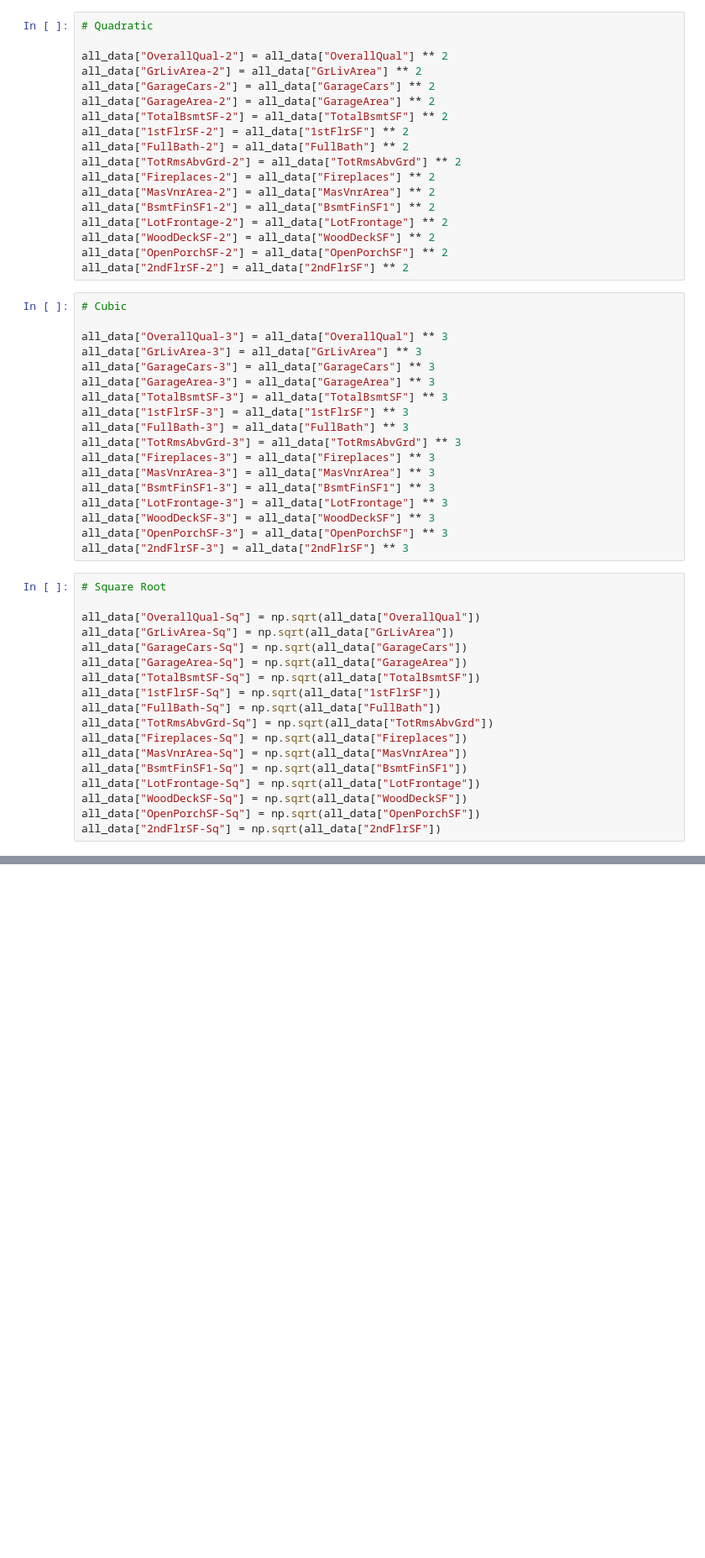
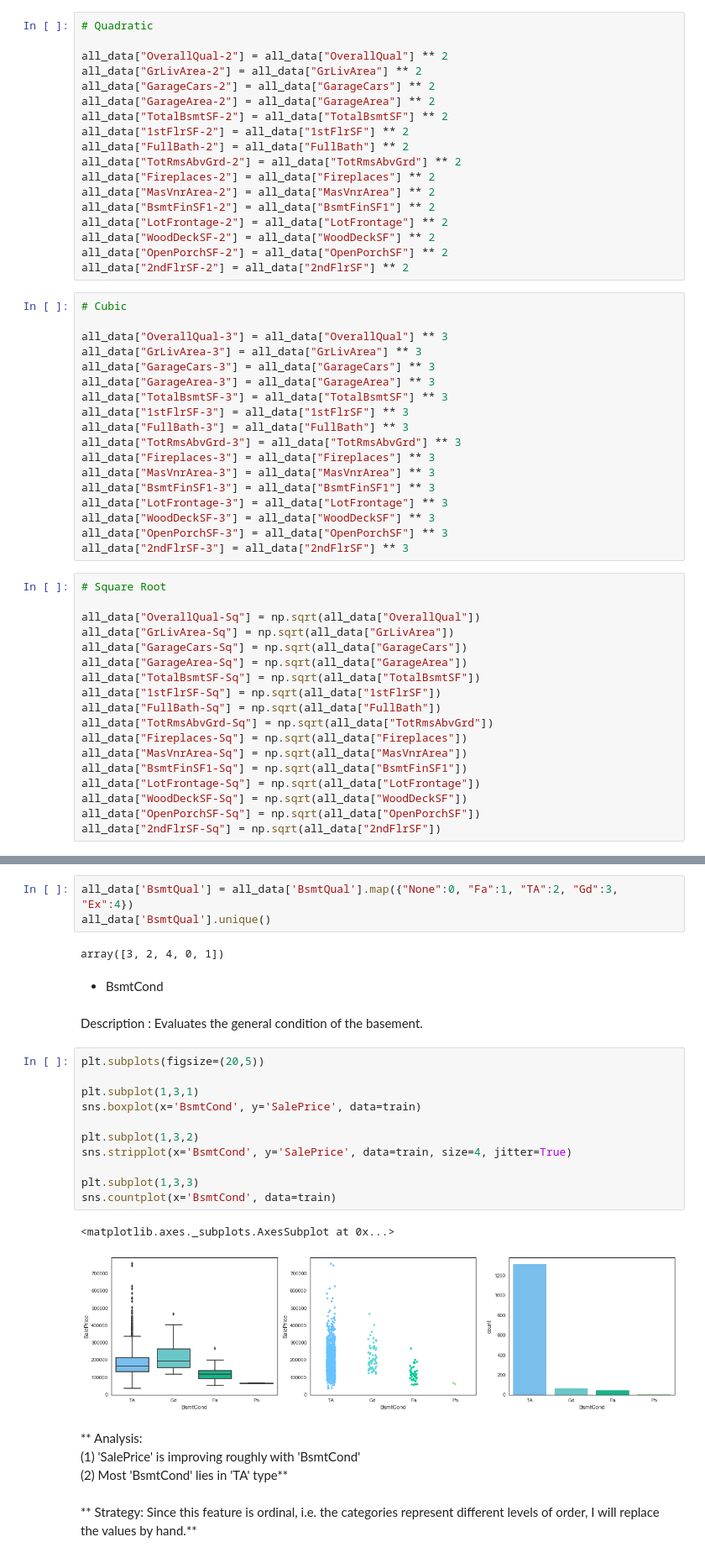
Before and after one commit to Frank-Walker/kaggle_kernel, a Jupyter notebook: House Price Prediction/kernel v 2.0.ipynb, the cells around one changed output, grey strips where cells are left out. Shown at 84% size. Drawn from its saved outputs; the diff is of its cells as text; blank space fills up the shorter version.

```diff
--- a/House Price Prediction/kernel v 2.0.ipynb
+++ b/House Price Prediction/kernel v 2.0.ipynb
@@ -463,0 +475,30 @@ all_data["2ndFlrSF-Sq"] = np.sqrt(all_data["2ndFlrSF"])
+# %%
+all_data['BsmtQual'] = all_data['BsmtQual'].map({"None":0, "Fa":1, "TA":2, "Gd":3, "Ex":4})
+all_data['BsmtQual'].unique()
+# %% [output]
+array([3, 2, 4, 0, 1])
+# %% [markdown]
+- BsmtCond
+# %% [markdown]
+Description : Evaluates the general condition of the basement.
+# %%
+plt.subplots(figsize=(20,5))
+
+plt.subplot(1,3,1)
+sns.boxplot(x='BsmtCond', y='SalePrice', data=train)
+
+plt.subplot(1,3,2)
+sns.stripplot(x='BsmtCond', y='SalePrice', data=train, size=4, jitter=True)
+
+plt.subplot(1,3,3)
+sns.countplot(x='BsmtCond', data=train)
+# %% [output]
+<matplotlib.axes._subplots.AxesSubplot at 0x...>
+[figure, added]
+# %% [markdown]
+** Analysis:
+(1)  'SalePrice' is improving roughly with 'BsmtCond'
+(2) Most 'BsmtCond'  lies in 'TA' type**
+# %% [markdown]
+** Strategy:
+Since this feature is ordinal, i.e. the categories represent different levels of order, I will replace the values by hand.**
```
Also changed, not shown: parts of 61 cells of this notebook.
